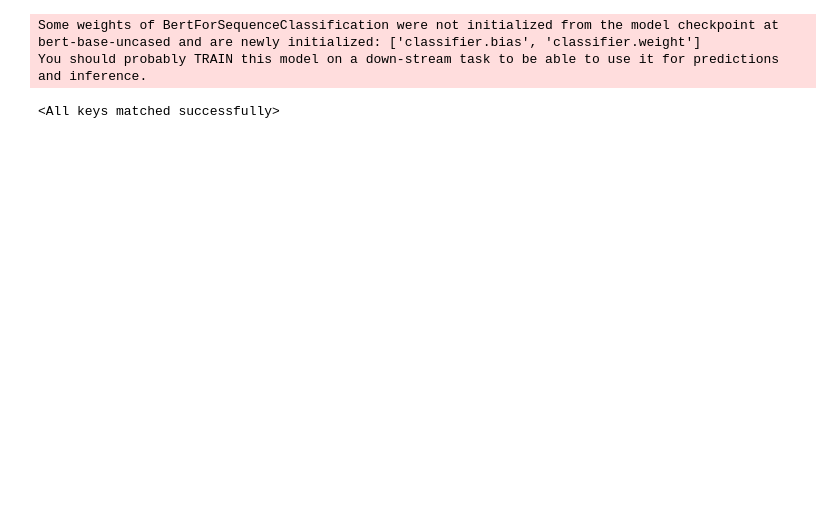
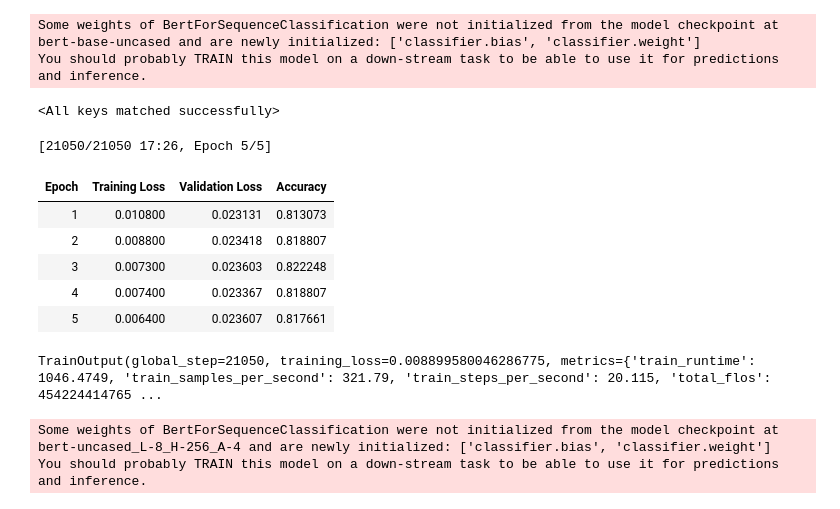
Before and after one commit to rayortigas/_2024-CS230-project, a Jupyter notebook: sst2_distillation.ipynb, the cells around one changed output. Drawn from its saved outputs; the diff is of its cells as text; code cells hidden in the pictures; blank space fills up the shorter version.

Commit message:
Introduce temperature. At T=2, .889 dev acc vs. plain FT .884.

```diff
--- a/sst2_distillation.ipynb
+++ b/sst2_distillation.ipynb
@@ -99,3 +114,7 @@ import torch.nn.functional as F
+# %%
+@dataclass
+class PretrainedDistillationTrainingArguments(TrainingArguments):
+    temperature: float = 1.0
 # %%
 class PretrainedDistillationTrainer(Trainer):
     def __init__(self, *args, teacher_model, **kwargs):
@@ -110,7 +129,7 @@ class PretrainedDistillationTrainer(Trainer):
             teacher_outputs = self.teacher_model(**inputs)
             teacher_logits = teacher_outputs.logits
         loss = self.kl_loss(
-            F.log_softmax(student_logits, dim=-1),
-            F.softmax(teacher_logits, dim=-1),
+            F.log_softmax(student_logits / self.args.temperature, dim=-1),
+            F.softmax(teacher_logits / self.args.temperature, dim=-1),
         )
         return (loss, student_outputs) if return_outputs else loss
@@ -156,14 +156,47 @@ teacher_model.load_state_dict(torch.load("sst2-base.pt", weights_only=True))
 <All keys matched successfully>
 # %%
 teacher_model = teacher_model.to("cuda")
+# %%
+distillation_training_args = PretrainedDistillationTrainingArguments(
+    output_dir=f"tmp/sst2-distillation",
+    learning_rate=2e-5,
+    warmup_ratio=0.1,
+    per_device_train_batch_size=16,
+    per_device_eval_batch_size=16,
+    num_train_epochs=5,
+    weight_decay=0.01,
+    eval_strategy="epoch",
+    save_strategy="epoch",
+    load_best_model_at_end=True,
+    metric_for_best_model="eval_accuracy",
+    push_to_hub=False,
+    temperature=10.0
+)
 # %%
-trainer = PretrainedDistillationTrainer(
+distillation_trainer = PretrainedDistillationTrainer(
     model=model,
     teacher_model=teacher_model,
-    args=training_args,
+    args=distillation_training_args,
     train_dataset=tokenized_sst2["train"],
     eval_dataset=tokenized_sst2["validation"],
     tokenizer=tokenizer,
     data_collator=data_collator,
     compute_metrics=compute_metrics,
 )
+# %%
+distillation_trainer.train()
+# %% [output]
+[21050/21050 17:26, Epoch 5/5]
+| Epoch | Training Loss | Validation Loss | Accuracy |
+| 1 | 0.010800 | 0.023131 | 0.813073 |
+| 2 | 0.008800 | 0.023418 | 0.818807 |
+| 3 | 0.007300 | 0.023603 | 0.822248 |
+| 4 | 0.007400 | 0.023367 | 0.818807 |
+| 5 | 0.006400 | 0.023607 | 0.817661 |
+TrainOutput(global_step=21050, training_loss=0.008899580046286775, metrics={'train_runtime': 1046.4749, 'train_samples_per_second': 321.79, 'train_steps_per_second': 20.115, 'total_flos': 454224414765 ...
+# %%
+del model
+model = create_model()
+# %% [output]
+Some weights of BertForSequenceClassification were not initialized from the model checkpoint at bert-uncased_L-8_H-256_A-4 and are newly initialized: ['classifier.bias', 'classifier.weight']
+You should probably TRAIN this model on a down-stream task to be able to use it for predictions and inference.
```
Also changed, not shown: parts of 23 cells of this notebook.
